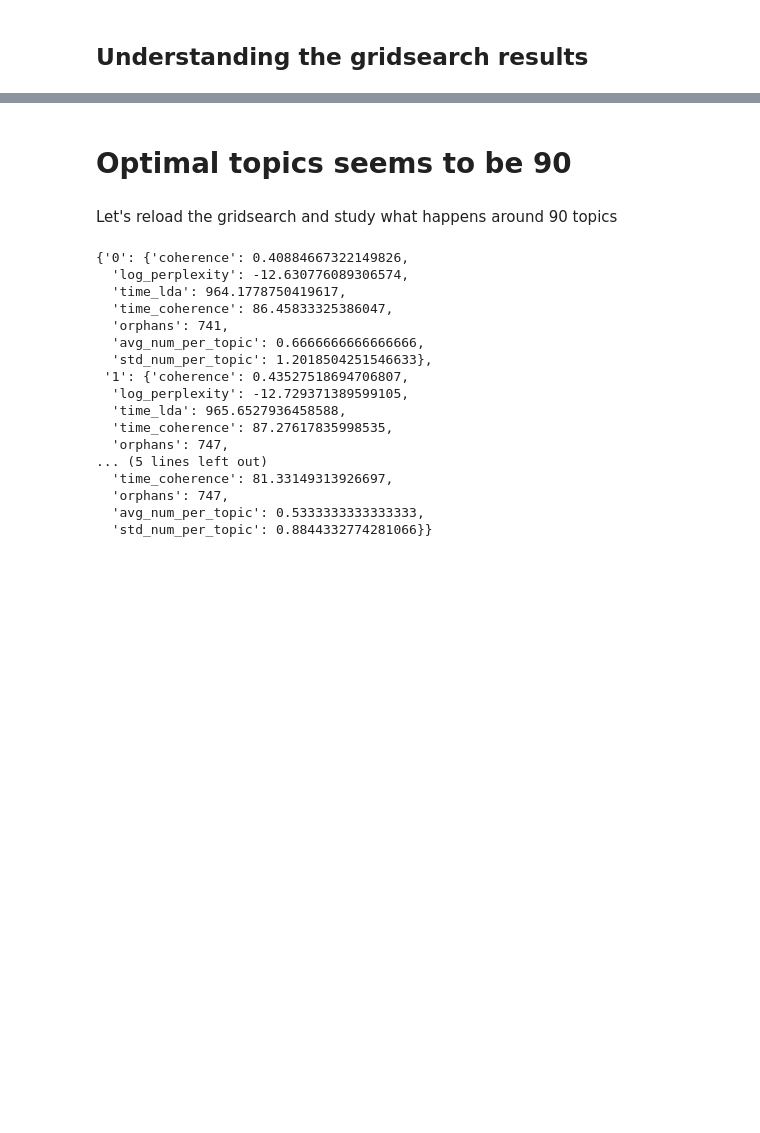
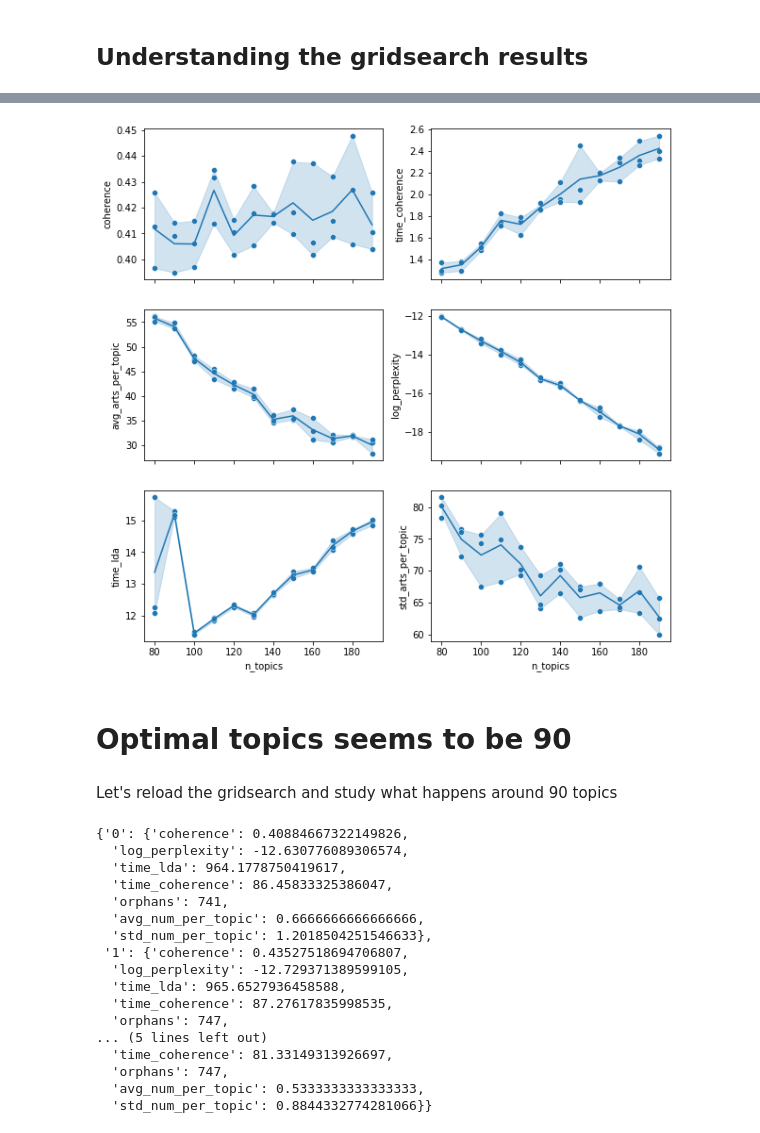
Before and after one commit to juanrloaiza/latinamerican-philosophy-mining, a Jupyter notebook: notebooks/3-LDA-using-gensim.ipynb, the cells around one changed output, grey strips where cells are left out. Saved outputs shown, nothing was run; the diff lists cells and outputs as text; code cells hidden in the pictures; blank space fills up the shorter version.

```diff
--- a/notebooks/3-LDA-using-gensim.ipynb
+++ b/notebooks/3-LDA-using-gensim.ipynb
@@ -45,11 +44,0 @@ This coherence score allows us to do a search for the "best" `n_topics`. Let's p
-# %%
-coherence_per_topics = {}
-for n_topics in range(10, 200, 10):
-    coherences = []
-    for _ in range(3):
-        model = Model(corpus, n_topics)
-        model.train()
-        model_coherence = model.get_coherence()
-        coherences.append(model_coherence)
-        print(f'Topics: {n_topics}. Coherence Score: {model_coherence}')
-    coherence_per_topics[n_topics] = coherences
@@ -129,7 +85,7 @@ def gridsearch(min_topics, max_topics, step, iterations=3, verbose=True):
 # %% [markdown]
 **Careful:** this gridsearch can take a whole evening.
 # %%
-experiment = gridsearch(80, 150, 10, iterations=3)
+experiment = gridsearch(80, 200, 10, iterations=3)
 # %% [output]
 Running experiment for 80 topics.
 ----------
@@ -226,0 +136,11 @@ plotting(gridsearch)
+# %%
+data = []
+for n_topics in experiment:
+    for iteration, results in experiment[n_topics].items():
+        results['n_topics'] = n_topics
+        results['iteration'] = iteration
+        data.append(results)
+
+df = pd.DataFrame(data)
+df['time_lda'] = df['time_lda'] / 60
+df['time_coherence'] = df['time_coherence'] / 60
@@ -227,3 +166,19 @@ plotting(gridsearch)
+# %%
+vars = ['coherence', 'log_perplexity', 'time_lda', 'time_coherence', 'avg_arts_per_topic', 'std_arts_per_topic']
+rows = 3
+cols = 2
+fig, axs = plt.subplots(rows, cols, sharex=True)
+
+for i, var in enumerate(vars):
+    col = i % cols
+    row = i % rows
+    sns.lineplot(data=df, x='n_topics', y=var, ax=axs[row, col])
+    sns.scatterplot(data=df, x='n_topics', y=var, ax=axs[row, col])
+
+fig.set_figheight(10)
+fig.set_figwidth(10)
+# %% [output]
+[figure, added]
 # %% [markdown]
 # Optimal topics seems to be 90
 # %% [markdown]
```
Also changed, not shown: parts of 16 cells of this notebook, 8 other files.
